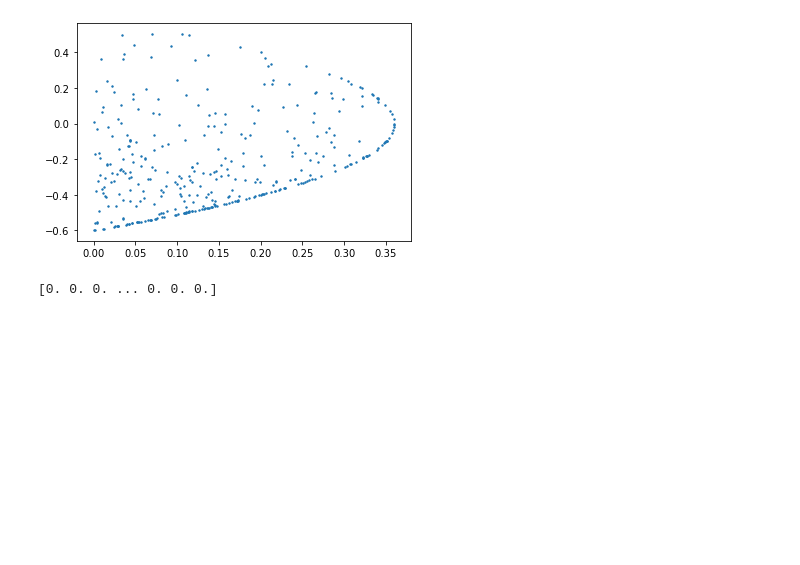
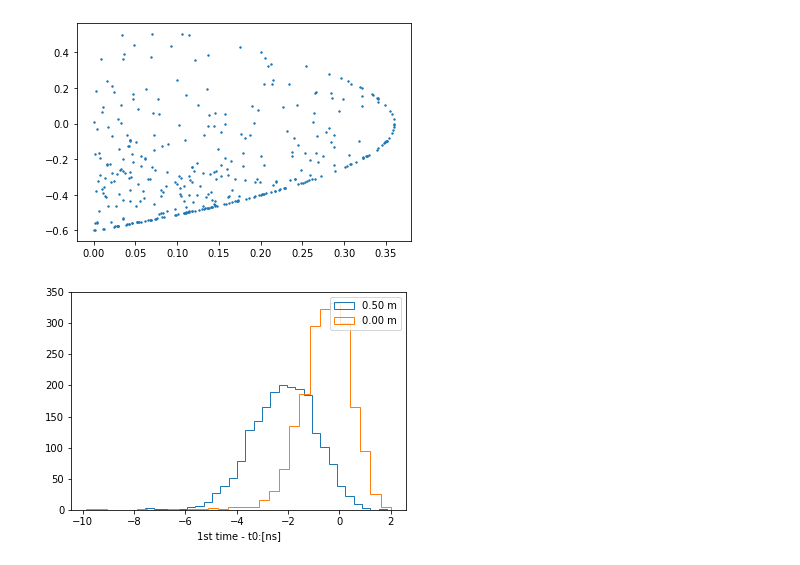
Before and after one commit to dw839566105/Recon1t, a Jupyter notebook: Recon1tonSim/note/View_1t_result.ipynb, the cells around one changed output. Cells and saved outputs as stored; diff of their text form; code cells hidden in the pictures; blank space fills up the shorter version.

```diff
--- a/Recon1tonSim/note/View_1t_result.ipynb
+++ b/Recon1tonSim/note/View_1t_result.ipynb
@@ -57,0 +382,4 @@ for index,i in enumerate(radius):
+# %%
+for i_index,i in enumerate(radius):
+    index = (((np.array(x_total)**2+np.array(y_total)**2)<2) & \
+            (~np.isnan(x_total)))
@@ -62,11 +393,11 @@ z_mean = []
 x_std = []
 y_std = []
 z_std = []
-for i in np.arange(0.6001,-0.60,-0.01):
+for i in np.arange(-12,12.2,0.2):
     index = ((np.abs(z_truth-i)<0.1) & \
              ((np.array(x_total)**2+np.array(y_total)**2)<2) & \
             (~np.isnan(x_total)))
-    if np.min(np.abs(i - np.arange(0.6001,-0.60,-0.05)))<1e-3:
+    if np.min(np.abs(i - np.arange(10,-2,-2)))<1e-3:
         plt.figure(figsize = (8,8))
         plt.subplot(1,1,1)
         r1 = x_total[index]**2 + y_total[index]**2
@@ -78,6 +409,7 @@ for i in np.arange(0.6001,-0.60,-0.01):
         plt.colorbar()
         plt.title('(0,0,%+.2f)' % i)
         plt.savefig('%+.2f.png' % i)
+
     x_mean.append(np.mean(np.abs(x_total[index]-x_truth[index])))
     y_mean.append(np.mean(np.abs(y_total[index]-y_truth[index])))
     z_mean.append(np.mean(np.abs(z_total[index]-z_truth[index])))
@@ -371,4 +588,53 @@ t0 = recondata[:]['t0']
-# %%
-print(t0)
-# %% [output]
-[0. 0. 0. ... 0. 0. 0.]
+# %%
+radius = '-0.50'
+data = tables.open_file('../../result_1t_1MeV_new/1t_' + radius + '.h5','r')
+recondata = data.root.Recon
+t0 = recondata[:]['t0']
+data.close()
+
+raw = tables.open_file('/mnt/stage/douwei/Simulation/1t_root/1MeV_015/1t_' + radius + '.h5','r')
+rawdata = raw.root.GroundTruth
+EventID = rawdata[:]['EventID']
+ChannelID = rawdata[:]['ChannelID']
+Time = rawdata[:]['PETime']
+raw.close()
+
+N = 2000
+k1 = np.zeros(N)
+for i in np.arange(N):
+    t_offset = t0[i]
+    time1 = Time[EventID==i+1]
+    ch1 = ChannelID[EventID == i+1]
+    k = time1-t_offset
+    k1[i] = np.min(k[k>-10])
+
+radius = '+0.00'
+data = tables.open_file('../../result_1t_1MeV_new/1t_' + radius + '.h5','r')
+recondata = data.root.Recon
+t0 = recondata[:]['t0']
+data.close()
+
+raw = tables.open_file('/mnt/stage/douwei/Simulation/1t_root/1MeV_015/1t_' + radius + '.h5','r')
+rawdata = raw.root.GroundTruth
+EventID = rawdata[:]['EventID']
+ChannelID = rawdata[:]['ChannelID']
+Time = rawdata[:]['PETime']
+raw.close()
+
+k2 = np.zeros(N)
+for i in np.arange(N):
+    t_offset = t0[i]
+    time1 = Time[EventID==i+1]
+    ch1 = ChannelID[EventID == i+1]
+    k = time1-t_offset
+    k2[i] = np.min(k[k>-10])
+
+
+plt.hist(k1,bins=30,histtype='step')
+plt.hist(k2,bins=30,histtype='step')
+plt.legend(['0.50 m','0.00 m'])
+
+plt.xlabel('1st time - t0:[ns]')
+plt.show()
+# %% [output]
+[figure, added]
```
Also changed, not shown: parts of 15 cells of this notebook, 58 other files.
